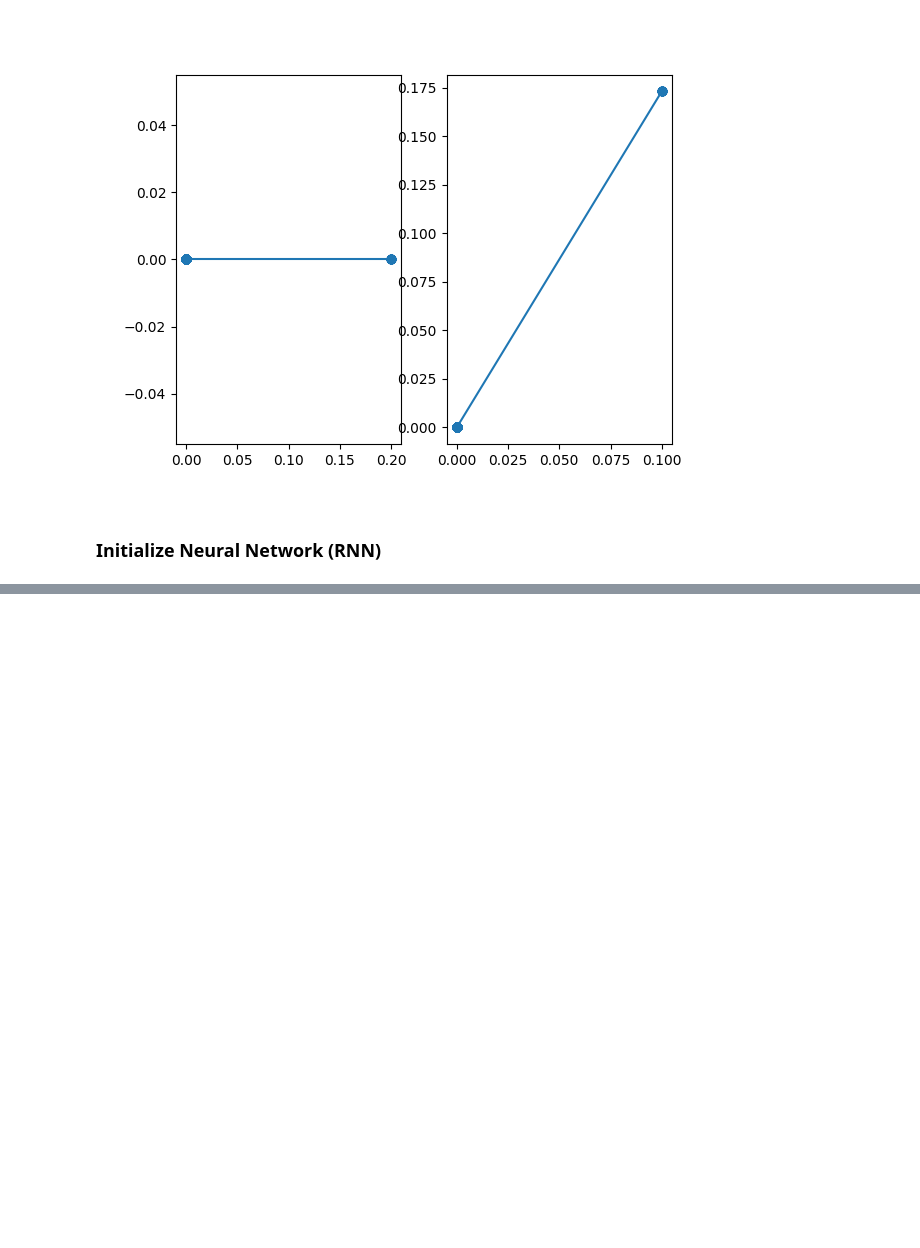
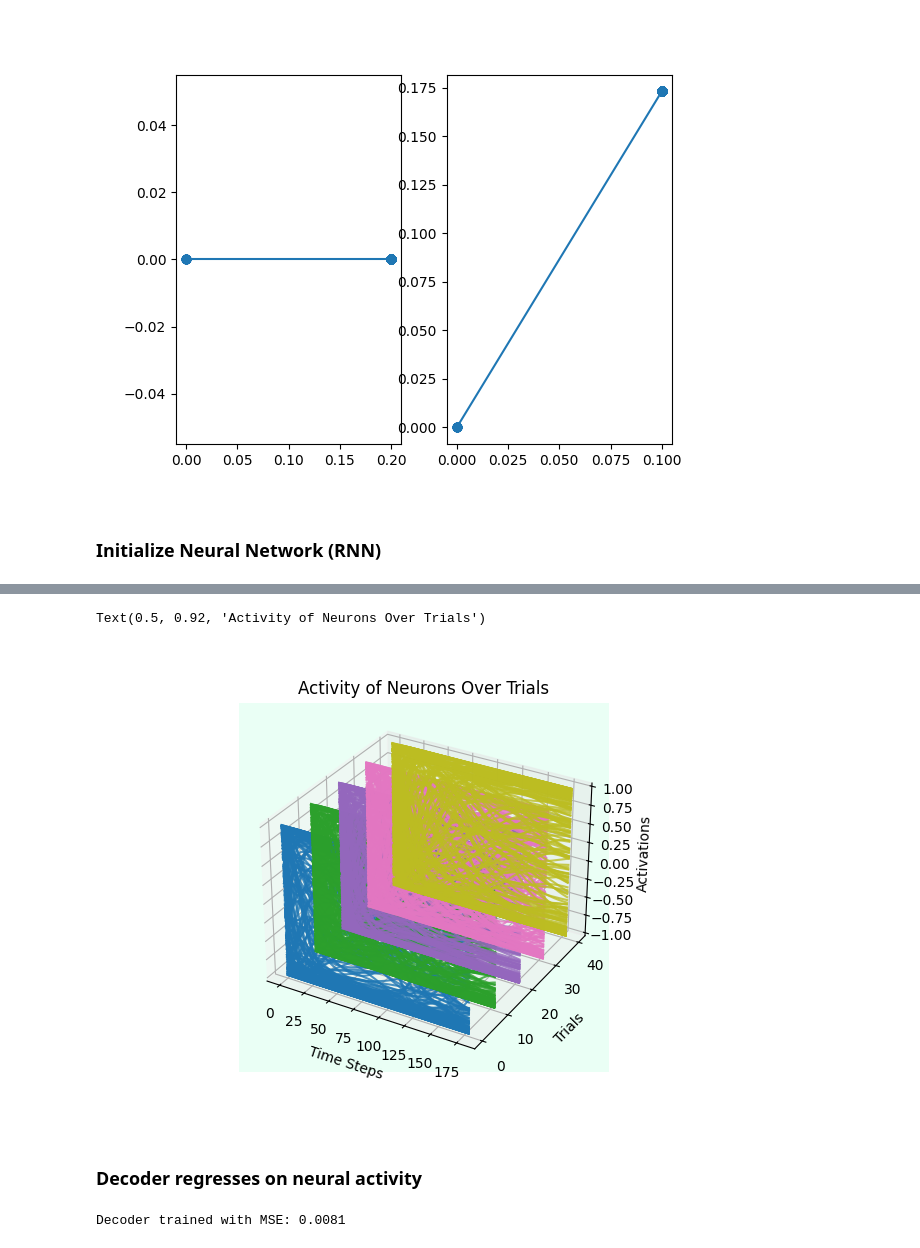
Before and after one commit to vijaynyaya/neural-manifold-and-plasticity, a Jupyter notebook: simulations/fig2_perfect_feedback_signal.ipynb, the cells around one changed output, grey strips where cells are left out. Cells and saved outputs as stored; diff of their text form; code cells hidden in the pictures; blank space fills up the shorter version.

```diff
--- a/simulations/fig2_perfect_feedback_signal.ipynb
+++ b/simulations/fig2_perfect_feedback_signal.ipynb
@@ -85,0 +133,31 @@ Text(0.5, 1.0, 'Initial Recurrent Weights')
+# %%
+fig = plt.figure()
+ax = fig.add_subplot(111, projection='3d')
+ax.set_facecolor('#eafff5')
+activity = manifold_dict["activity"]
+
+cmap = plt.get_cmap('tab10', 50)
+
+for trial_idx in range(0, 50, 10):  # fewer trials to keep it readable
+  for neuron_idx in range(N):
+    z = neuron_idx
+    x = np.arange(activity.shape[1])
+    y = activity[trial_idx, :, neuron_idx]
+    ax.plot(x, y, zs=trial_idx, zdir='y', alpha=0.8, color=cmap(trial_idx))
+ax.set_xlabel('Time Steps')
+ax.set_ylabel('Trials')
+ax.set_zlabel('Activations')
+ax.set_title('Activity of Neurons Over Trials')
+# %% [output]
+Text(0.5, 0.92, 'Activity of Neurons Over Trials')
+[figure, added]
+# %% [markdown]
+### Decoder regresses on neural activity
+# %%
+bci_loss = decoder.train(
+    manifold_dict["xi"][:,:,:N_COMPONENTS], # but Feulner uses ndims of projected data (xi[:ndims])!?
+    target_traj[:, PULSE_LENGTH:,:],
+    manifold_dict["trial_order"]
+)
+# %% [output]
+Decoder trained with MSE: 0.0081
```
Also changed, not shown: parts of 20 cells of this notebook, 3 other files.
